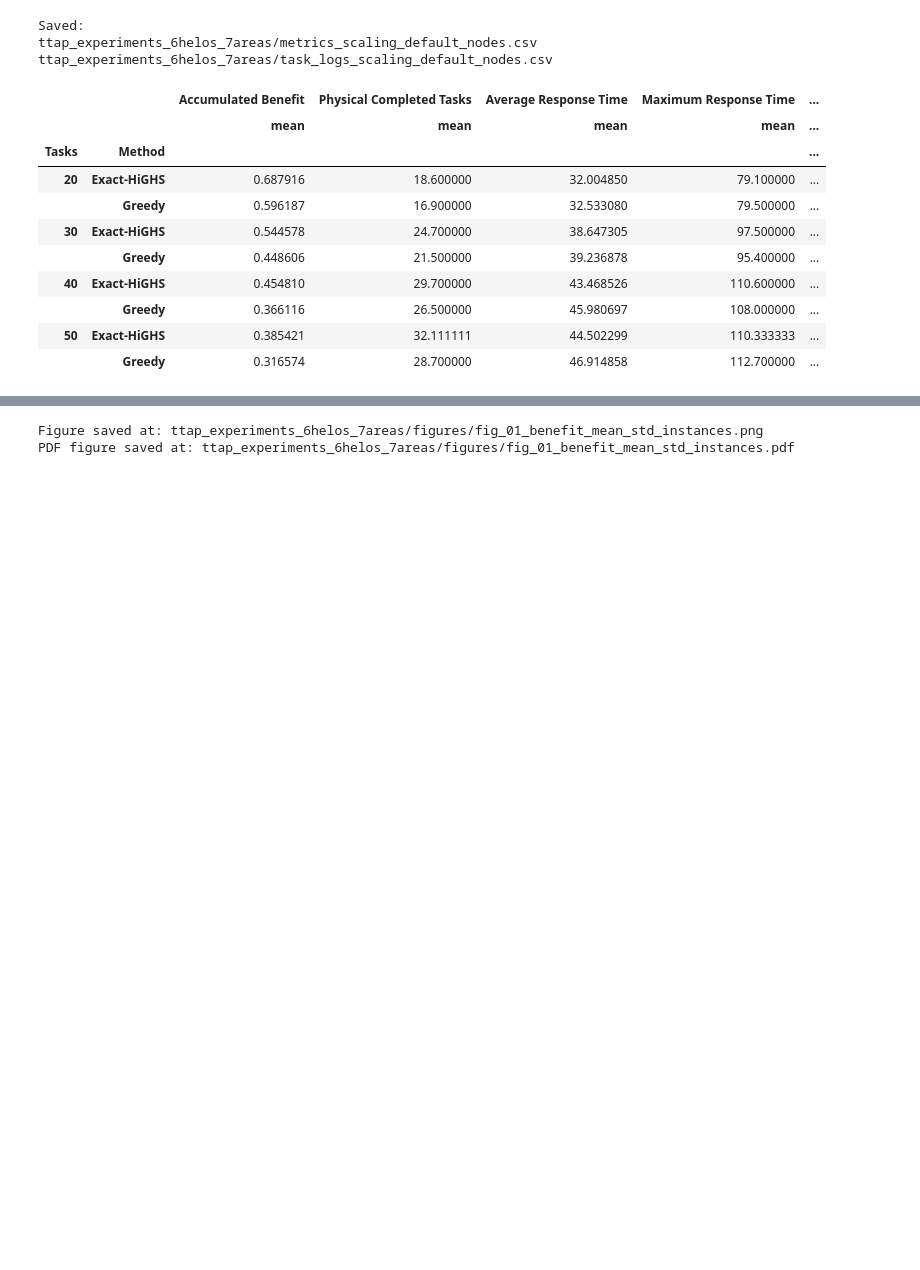
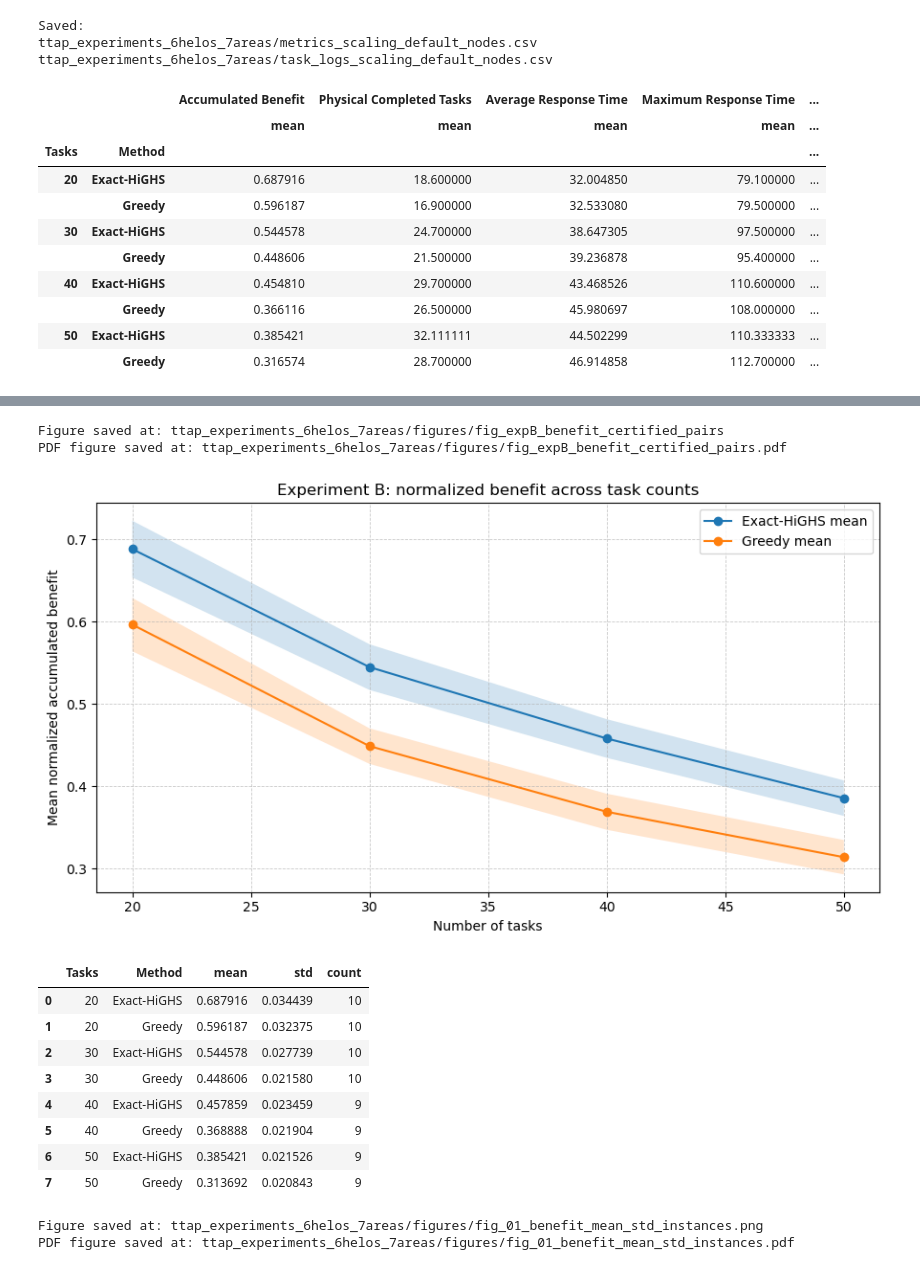
Before and after one commit to educarrascov/DISC_TESIS, a Jupyter notebook: Resuelto para Paper Doctoral/20260622_Escalamiento.ipynb, the cells around one changed output, grey strips where cells are left out. Cells and saved outputs as stored; diff of their text form; code cells hidden in the pictures; blank space fills up the shorter version.

```diff
--- a/Resuelto para Paper Doctoral/20260622_Escalamiento.ipynb
+++ b/Resuelto para Paper Doctoral/20260622_Escalamiento.ipynb
@@ -1670,7 +1670,7 @@ def plot_metric_mean_std(
     method_labels=None,
     log_y=False,
     save_name=None,
-    dpi=300,
+    dpi=1000,
 ):
     df = df_metrics.copy()
 
@@ -1738,4 +1738,47 @@ PDF figure saved at: ttap_experiments_6helos_7areas/figures/fig_01_benefit_mean_
 [figure]
+# %%
+# Exact certified scenarios only
+certified_exact = df_metrics_scaling[
+    (df_metrics_scaling["Method"] == "Exact-HiGHS") &
+    (df_metrics_scaling["Optimal Certified"] == True)
+][["Tasks", "Scenario"]]
+
+# Convert to set of valid (Tasks, Scenario) pairs
+valid_pairs = set(
+    zip(certified_exact["Tasks"], certified_exact["Scenario"])
+)
+
+# Keep:
+# - Exact only if certified
+# - Greedy only if its matching Exact scenario was certified
+df_quality_B = df_metrics_scaling[
+    df_metrics_scaling.apply(
+        lambda row: (row["Tasks"], row["Scenario"]) in valid_pairs,
+        axis=1
+    )
+].copy()
+# %%
+plot_metric_mean_std(
+    df_quality_B,
+    metric="Accumulated Benefit",
+    ylabel="Mean normalized accumulated benefit",
+    title="Experiment B: normalized benefit across task counts",
+    methods=["Exact-HiGHS", "Greedy"],
+    save_name="fig_expB_benefit_certified_pairs",
+)
+# %% [output]
+Figure saved at: ttap_experiments_6helos_7areas/figures/fig_expB_benefit_certified_pairs
+PDF figure saved at: ttap_experiments_6helos_7areas/figures/fig_expB_benefit_certified_pairs.pdf
+[figure, added]
+|  | Tasks | Method | mean | std | count |
+| 0 | 20 | Exact-HiGHS | 0.687916 | 0.034439 | 10 |
+| 1 | 20 | Greedy | 0.596187 | 0.032375 | 10 |
+| 2 | 30 | Exact-HiGHS | 0.544578 | 0.027739 | 10 |
+| 3 | 30 | Greedy | 0.448606 | 0.021580 | 10 |
+| 4 | 40 | Exact-HiGHS | 0.457859 | 0.023459 | 9 |
+| 5 | 40 | Greedy | 0.368888 | 0.021904 | 9 |
+| 6 | 50 | Exact-HiGHS | 0.385421 | 0.021526 | 9 |
+| 7 | 50 | Greedy | 0.313692 | 0.020843 | 9 |
 # %%
 # ============================================================
 # PAPER-STYLE MEAN ± SD PLOT WITH INSTANCE POINTS
```
Also changed, not shown: parts of 1 cell of this notebook, 25 other files.
